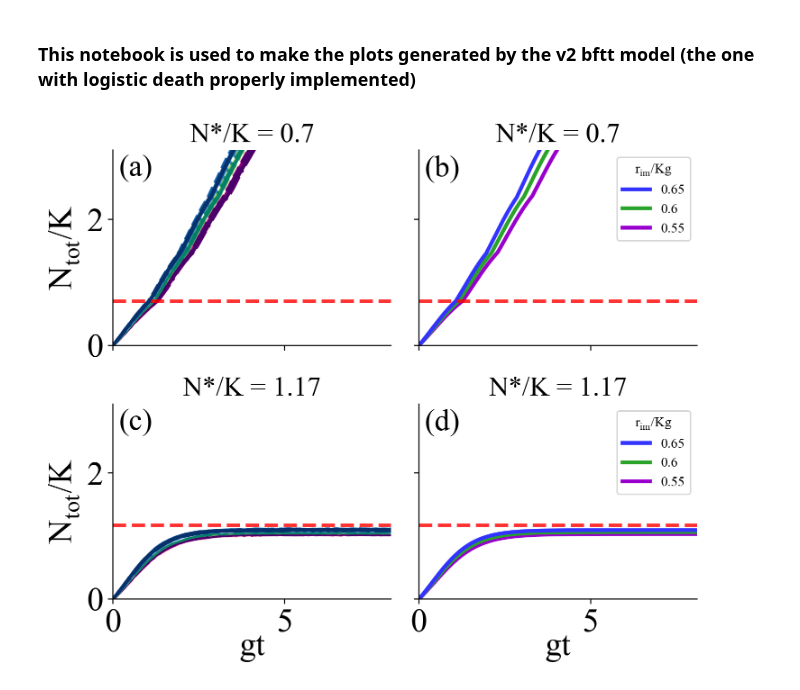
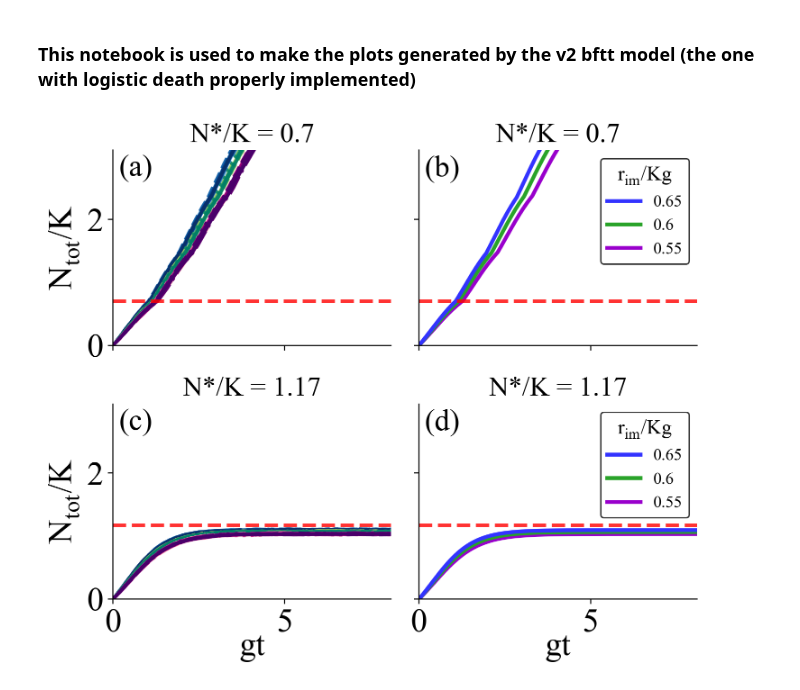
Before and after one commit to patricksinclair/multispecies_postprocessing, a Jupyter notebook: biofilm_threshold_theory_v2/bftt_paper_plotter.ipynb, the cells around one changed output. Drawn from its saved outputs; the diff is of its cells as text; code cells hidden in the pictures.

```diff
--- a/biofilm_threshold_theory_v2/bftt_paper_plotter.ipynb
+++ b/biofilm_threshold_theory_v2/bftt_paper_plotter.ipynb
@@ -62,11 +63,10 @@ fig4d_rImm_0_65 = pd.read_csv("../biofilm_threshold_theory/allen_presentation_bi
 
 fig4d_pops_stochastic = [fig4d_rImm_0_55, fig4d_rImm_0_6, fig4d_rImm_0_65]
 # %%
-def compareNThresh(r_imms, pops_low_ratio_deterministic,  pops_high_ratio_deterministic, pops_low_ratio_stochastic, pops_high_ratio_stochastic):
+def compareNThresh(r_imms, pops_low_ratio_deterministic,  pops_high_ratio_deterministic, pops_low_ratio_stochastic, pops_high_ratio_stochastic, fig_filename):
 
     fig, axs = plt.subplots(2,2, figsize=(7.6,6), dpi=220, sharex=True, sharey=True)
     plt.subplots_adjust(hspace=0.3, wspace=0.1)
-    #plt.rcParams['font.sans-serif'] = "Arial"
     K_val = 10000
     i = 0
     letters = ['a', 'b', 'c', 'd']
@@ -85,8 +85,8 @@ def compareNThresh(r_imms, pops_low_ratio_deterministic,  pops_high_ratio_determ
         # plot all the stochastic datasets
         if not i%2:
 
+            z_order=0
             for r_imm, pop_dataset, c_map in zip(r_imms, pop_datasets, colourmaps):
-
 
                 nCols = len(pop_dataset.columns) - 1
 
@@ -95,29 +95,27 @@ def compareNThresh(r_imms, pops_low_ratio_deterministic,  pops_high_ratio_determ
 
                 pop_dataset = pop_dataset.dropna()
 
-
                 for p, line_colour in enumerate(line_colours):
 
                     pop_dataset_num = pd.to_numeric(pop_dataset[str(p)], errors='coerce')
-                    ax.plot(pop_dataset['t']*max_gRate, pop_dataset_num/K_val, lw=2.2, color=line_colour, ls=next(linecycler), label=r_imm)
+                    ax.plot(pop_dataset['t']*max_gRate, pop_dataset_num/K_val, lw=2.2, color=line_colour, ls=next(linecycler), label=r_imm, zorder=-z_order)
 
-        # plot the deterministic ones
+                z_order+=1
+
+        # plot the deterministic model curves
         else:
             for pop_dataset, color_det, r_imm in zip(pop_datasets, colors_deterministic, r_imms):
-
-                #print(pop_dataset)
 
                 ax.plot(pop_dataset['t'], pop_dataset['N'], lw=2.8, color=color_det, label=r_imm)
 
 
             handles, labels = ax.get_legend_handles_labels()
-            ax.legend(handles[::-1], labels[::-1], title=r'$r_{im}/Kg$', fontsize=10)
+            ax.legend(handles[::-1], labels[::-1], title=r'$r_{im}/Kg$', fontsize=12, title_fontsize=15, edgecolor='k')
 
 
         # DELETED A CHUNK OF CODE HERE, CHECK allen_presentation_plots IF YOU NEED IT BACK
 
         ax.axhline(N_threshs[i//2], lw=2.6, c='r', ls="--", alpha=0.8)
-
 
         ax.spines['right'].set_visible(False)
         ax.spines['top'].set_visible(False)
@@ -132,9 +130,9 @@ def compareNThresh(r_imms, pops_low_ratio_deterministic,  pops_high_ratio_determ
 
         i = i+1
 
-    plt.savefig('paper_plots_v2/fig4_N_thresh_comparison_v2.pdf', bbox_inches="tight", dpi=330)
+    plt.savefig(f'paper_plots_v2/{fig_filename}.pdf', bbox_inches="tight", dpi=330)
     plt.show()
 # %%
-compareNThresh(r_imm_fig4, fig4d_pops_deterministic, fig4c_pops_deterministic, fig4d_pops_stochastic, fig4c_pops_stochastic_v2)
+compareNThresh(r_imm_fig4, fig4d_pops_deterministic, fig4c_pops_deterministic, fig4d_pops_stochastic, fig4c_pops_stochastic_v2, 'fig4_N_thresh_comparison_v2')
 # %% [output]
-[figure, old version]
+[figure, new version]
```
Also changed, not shown: parts of 5 cells of this notebook, 2 other files.
